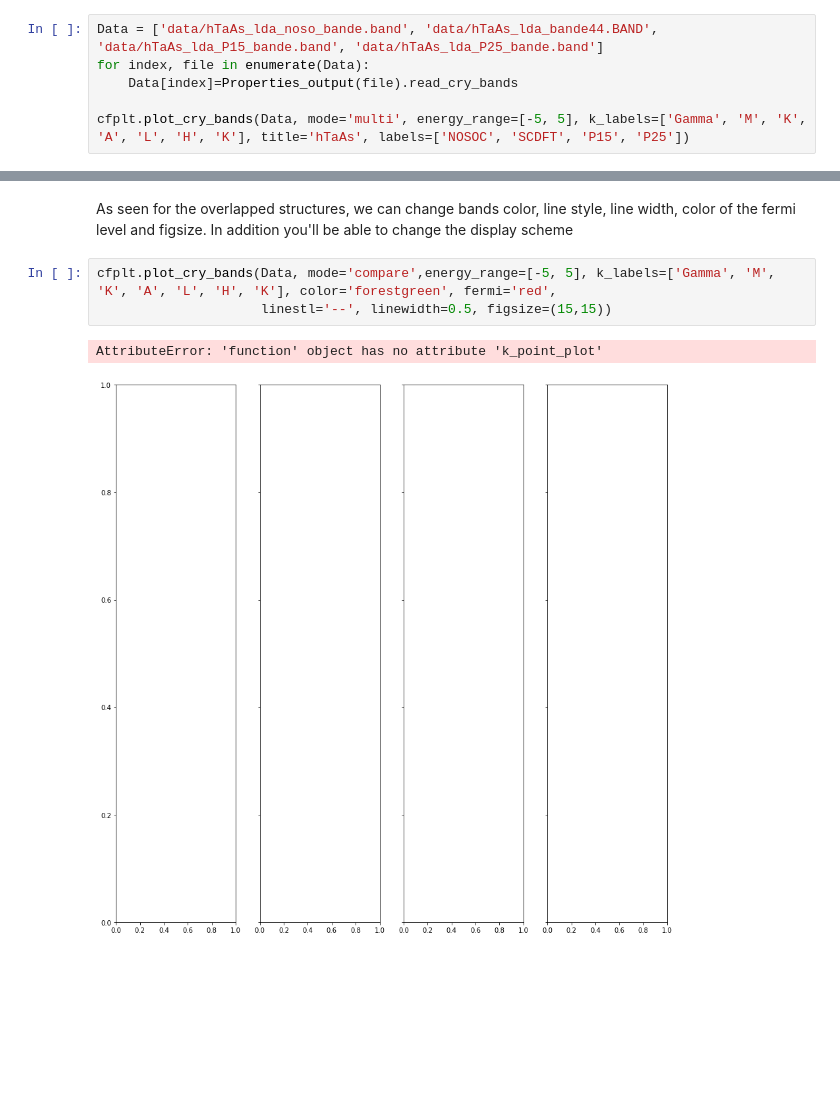
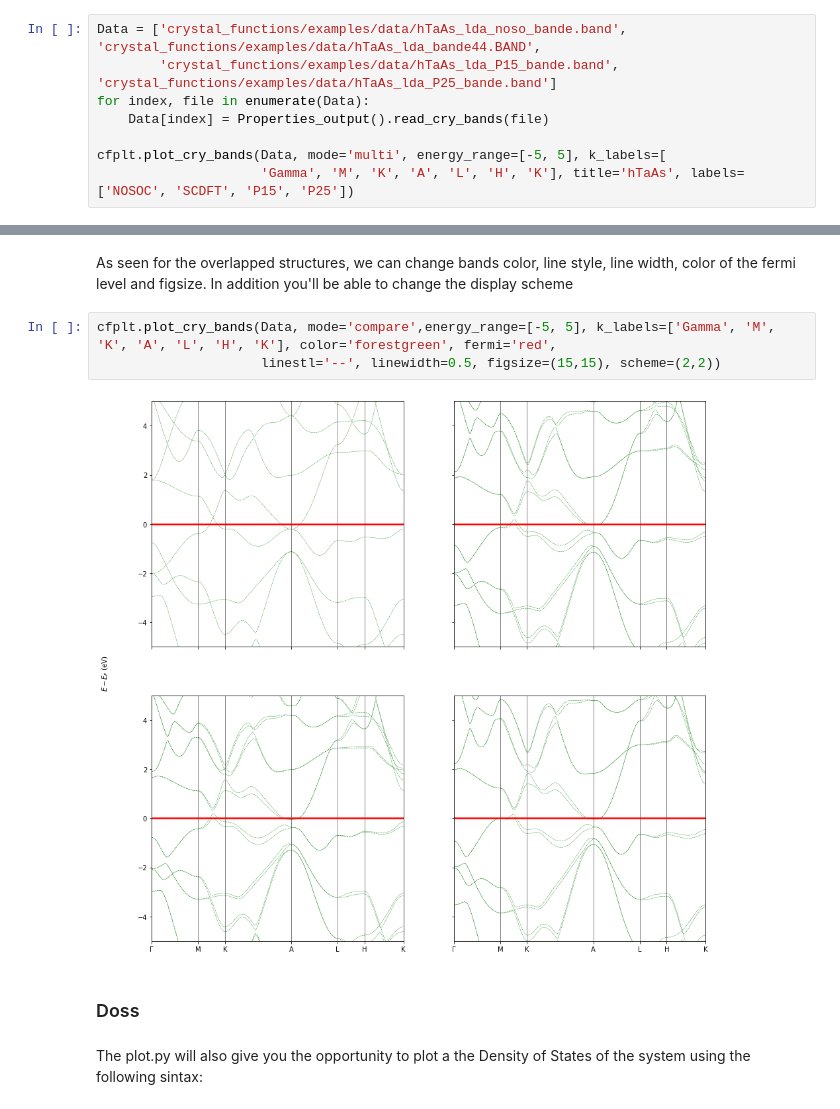
Before and after one commit to crystal-code-tools/CRYSTALpytools, a Jupyter notebook: examples/plot.ipynb, the cells around one changed output, grey strips where cells are left out. Cells and saved outputs as stored; diff of their text form; blank space fills up the shorter version.

```diff
--- a/examples/plot.ipynb
+++ b/examples/plot.ipynb
@@ -53,7 +25,9 @@ With the plot_cry_bands() fuction you can plot multiple band structures in two w
 # %%
-Data = ['data/hTaAs_lda_noso_bande.band', 'data/hTaAs_lda_bande44.BAND', 'data/hTaAs_lda_P15_bande.band', 'data/hTaAs_lda_P25_bande.band']
+Data = ['crystal_functions/examples/data/hTaAs_lda_noso_bande.band', 'crystal_functions/examples/data/hTaAs_lda_bande44.BAND',
+        'crystal_functions/examples/data/hTaAs_lda_P15_bande.band', 'crystal_functions/examples/data/hTaAs_lda_P25_bande.band']
 for index, file in enumerate(Data):
-    Data[index]=Properties_output(file).read_cry_bands
+    Data[index] = Properties_output().read_cry_bands(file)
 
-cfplt.plot_cry_bands(Data, mode='multi', energy_range=[-5, 5], k_labels=['Gamma', 'M', 'K', 'A', 'L', 'H', 'K'], title='hTaAs', labels=['NOSOC', 'SCDFT', 'P15', 'P25'])
+cfplt.plot_cry_bands(Data, mode='multi', energy_range=[-5, 5], k_labels=[
+                     'Gamma', 'M', 'K', 'A', 'L', 'H', 'K'], title='hTaAs', labels=['NOSOC', 'SCDFT', 'P15', 'P25'])
 # %% [output]
@@ -77,7 +51,10 @@ AttributeError: 'function' object has no attribute 'k_point_plot'
 As seen for the overlapped structures, we can change bands color, line style, line width, color of the fermi level and figsize. In addition you'll be able to change the display scheme
 # %%
 cfplt.plot_cry_bands(Data, mode='compare',energy_range=[-5, 5], k_labels=['Gamma', 'M', 'K', 'A', 'L', 'H', 'K'], color='forestgreen', fermi='red',
-                     linestl='--', linewidth=0.5, figsize=(15,15))
+                     linestl='--', linewidth=0.5, figsize=(15,15), scheme=(2,2))
 # %% [output]
-AttributeError: 'function' object has no attribute 'k_point_plot'
-[figure, old version]
+[figure, new version]
+# %% [markdown]
+### Doss
+# %% [markdown]
+The plot.py will also give you the opportunity to plot a the Density of States of the system using the following sintax:
```
Also changed, not shown: parts of 32 cells of this notebook, 1 other file.
